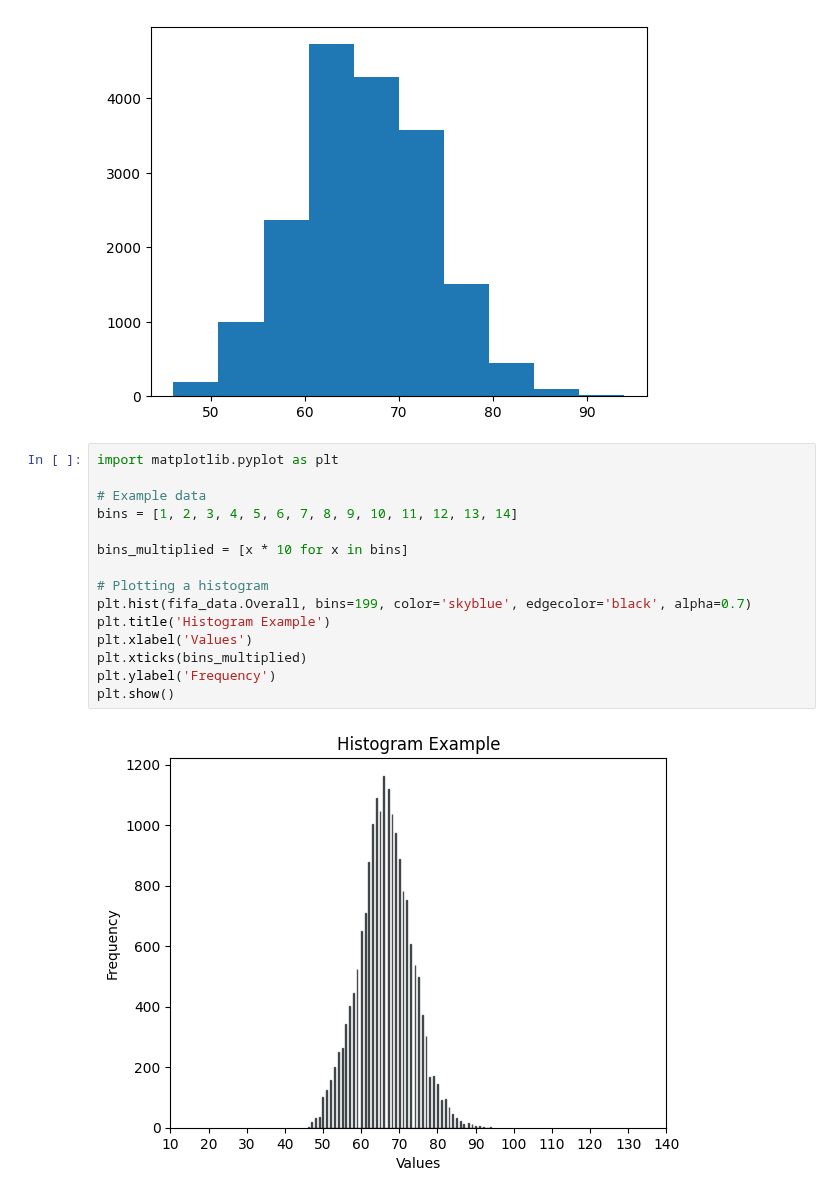
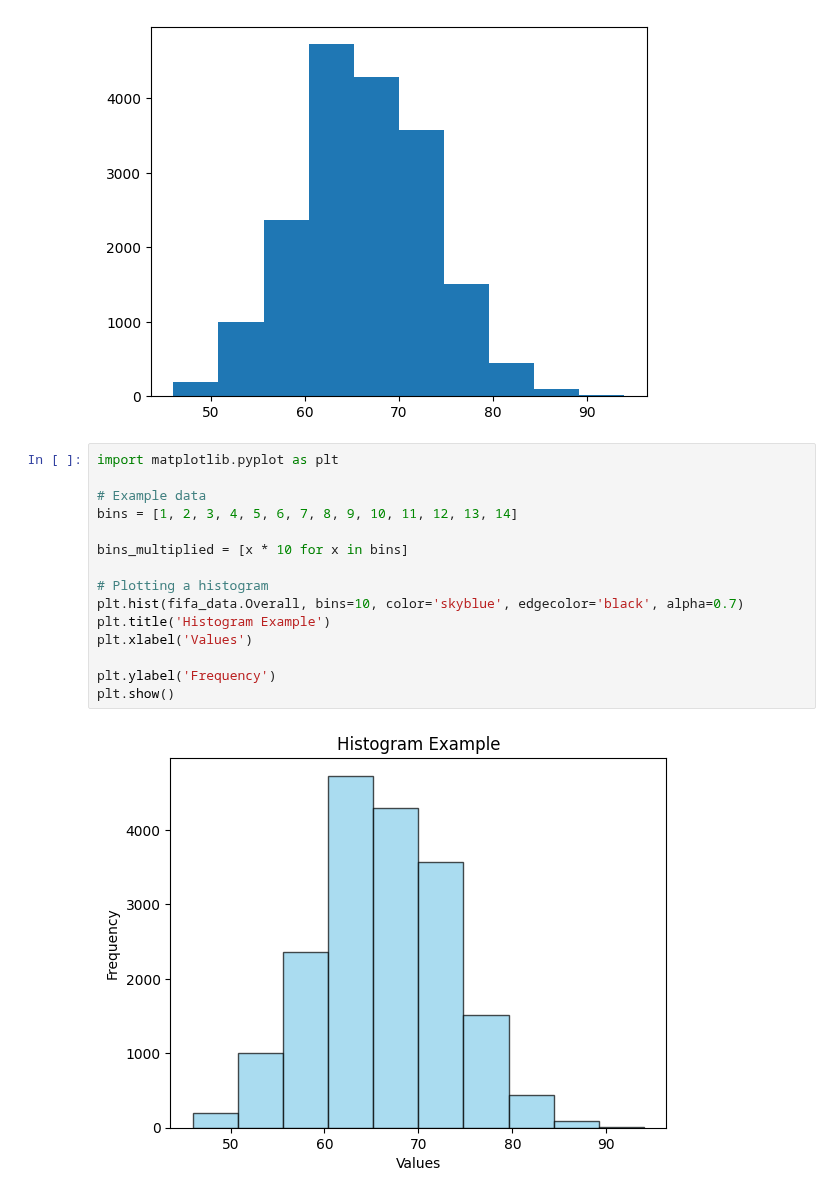
Before and after one commit to slayerrr12/PythonSage, a Jupyter notebook: BasicMatplotLib/BasicMatplotLib.ipynb, the cells around one changed output. Saved outputs shown, nothing was run; the diff lists cells and outputs as text.

```diff
--- a/BasicMatplotLib/BasicMatplotLib.ipynb
+++ b/BasicMatplotLib/BasicMatplotLib.ipynb
@@ -92,17 +92,17 @@ plt.hist(fifa_data.Overall)
 # %%
 import matplotlib.pyplot as plt
 
 # Example data
 bins = [1, 2, 3, 4, 5, 6, 7, 8, 9, 10, 11, 12, 13, 14]
 
 bins_multiplied = [x * 10 for x in bins]
 
 # Plotting a histogram
-plt.hist(fifa_data.Overall, bins=199, color='skyblue', edgecolor='black', alpha=0.7)
+plt.hist(fifa_data.Overall, bins=10, color='skyblue', edgecolor='black', alpha=0.7)
 plt.title('Histogram Example')
 plt.xlabel('Values')
-plt.xticks(bins_multiplied)
+
 plt.ylabel('Frequency')
 plt.show()
 # %% [output]
-[figure, old version]
+[figure, new version]
```
